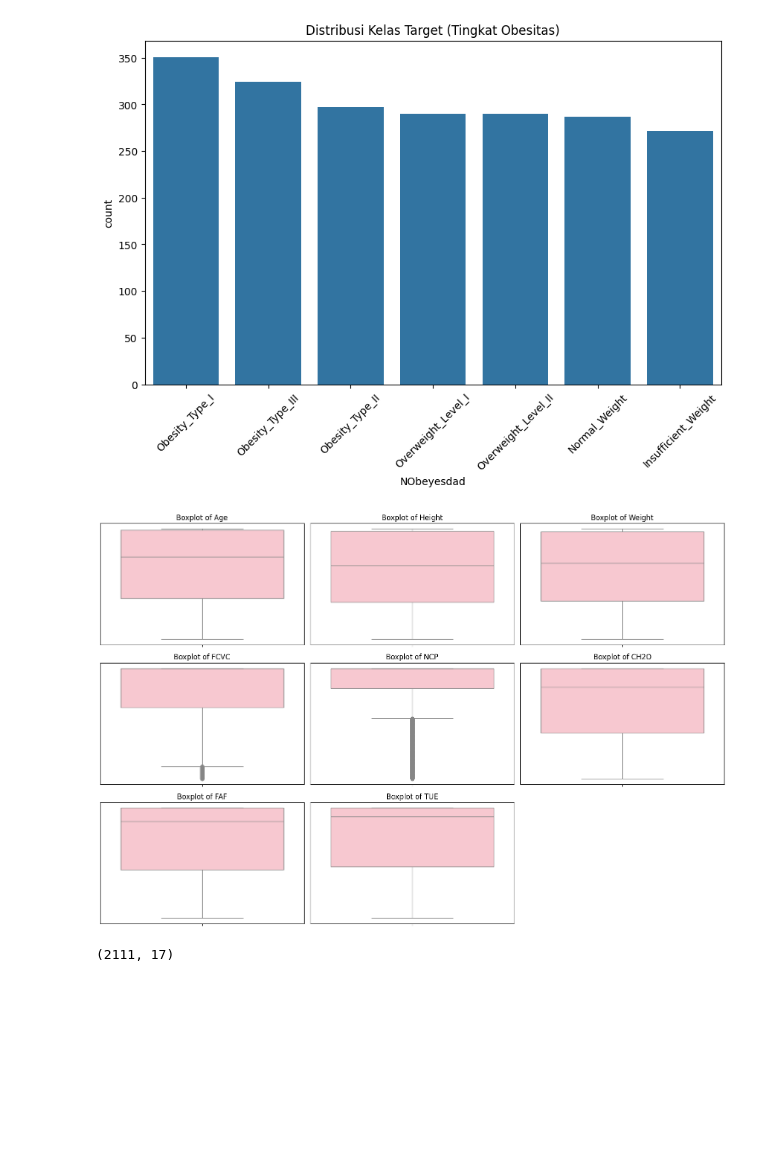
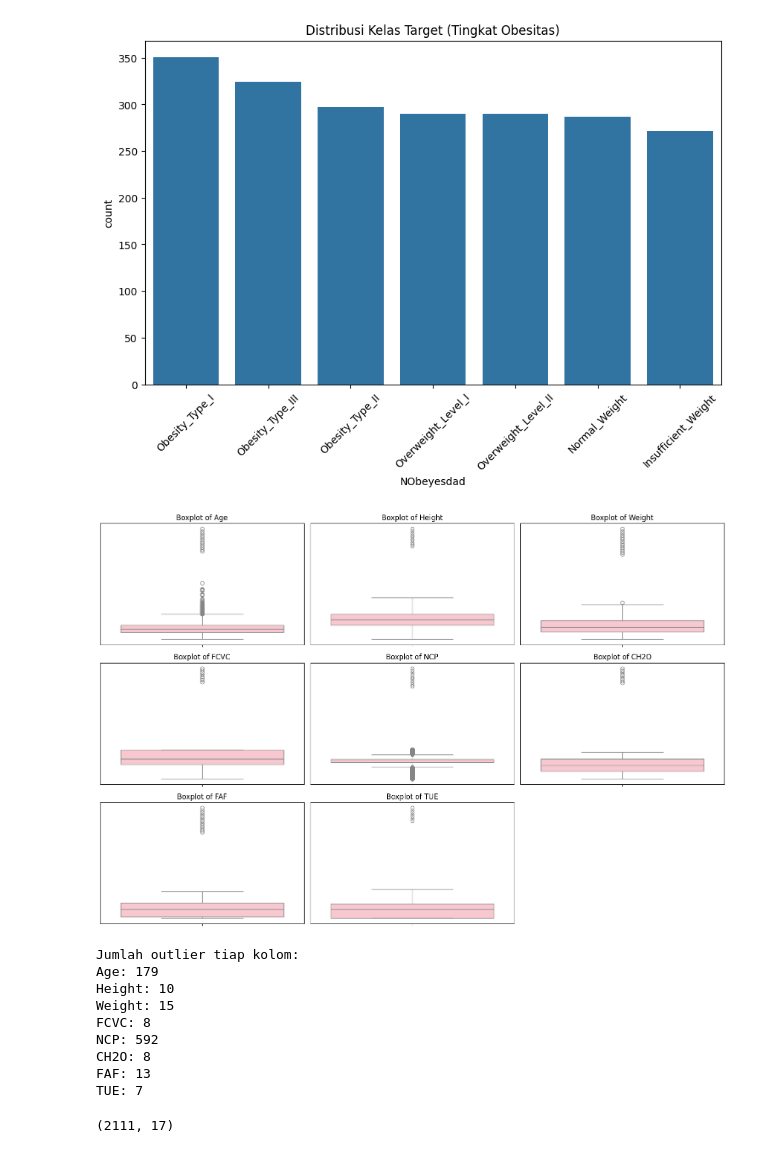
Before and after one commit to javieresoares/bengkel-koding, a Jupyter notebook: UAS_BengKod.ipynb, the cells around one changed output. Cells and saved outputs as stored; diff of their text form; code cells hidden in the pictures; blank space fills up the shorter version.

```diff
--- a/UAS_BengKod.ipynb
+++ b/UAS_BengKod.ipynb
@@ -58,19 +59,51 @@ plt.show()
 # %% [output]
 [figure]
 # %%
-# Cek outlier
+# Visualisasi outlier
+
+# Pastikan kolom numerik dalam tipe float
 numerical_cols = ['Age', 'Height', 'Weight', 'FCVC', 'NCP', 'CH2O', 'FAF', 'TUE']
+df[numerical_cols] = df[numerical_cols].apply(pd.to_numeric, errors='coerce')
 
-plt.figure(figsize=(15,10))
+# Inisialisasi dict untuk menyimpan jumlah outlier
+outlier_counts = {}
+
+# Visualisasi boxplot dan hitung outlier
+plt.figure(figsize=(15, 10))
 for i, col in enumerate(numerical_cols):
     plt.subplot(3, 3, i+1)
     plt.yticks([])
     sns.boxplot(y=df[col], color='pink')
     plt.title(f'Boxplot of {col}')
+
+    # Hitung outlier berdasarkan IQR
+    Q1 = df[col].quantile(0.25)
+    Q3 = df[col].quantile(0.75)
+    IQR = Q3 - Q1
+    lower_bound = Q1 - 1.5 * IQR
+    upper_bound = Q3 + 1.5 * IQR
+    outliers = df[(df[col] < lower_bound) | (df[col] > upper_bound)]
+
+    outlier_counts[col] = len(outliers)
+
 plt.tight_layout()
 plt.show()
+
+# Print jumlah outlier
+print("Jumlah outlier tiap kolom:")
+for col, count in outlier_counts.items():
+    print(f"{col}: {count}")
 # %% [output]
-[figure, old version]
+[figure, new version]
+Jumlah outlier tiap kolom:
+Age: 179
+Height: 10
+Weight: 15
+FCVC: 8
+NCP: 592
+CH2O: 8
+FAF: 13
+TUE: 7
 # %%
 df.shape
 # %% [output]
```
Also changed, not shown: parts of 22 cells of this notebook, 1 other file.
